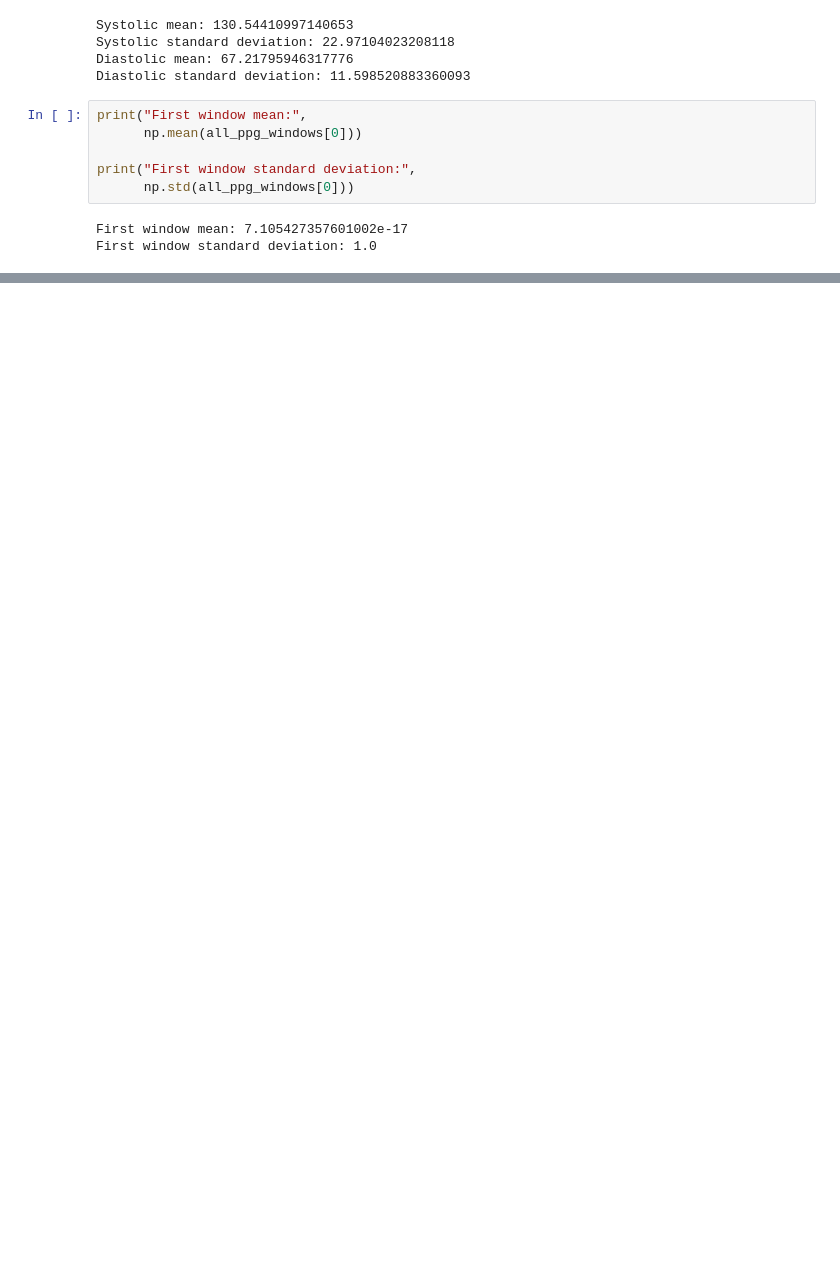
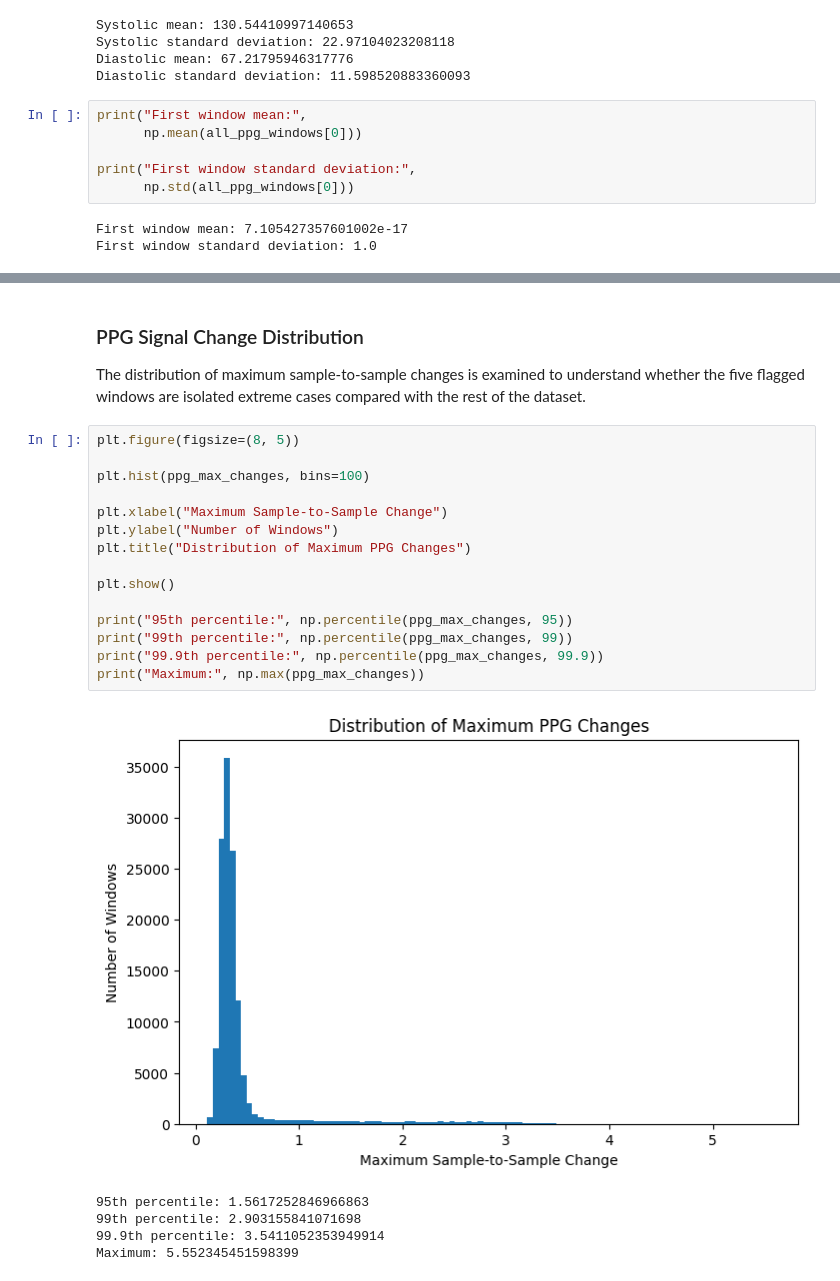
Before and after one commit to Break-Through-Tech/Microsoft-1B-educational-blood-pressure-estimation, a Jupyter notebook: data_preprocessing.ipynb, the cells around one changed output, grey strips where cells are left out. Cells and saved outputs as stored; diff of their text form; blank space fills up the shorter version.

```diff
--- a/data_preprocessing.ipynb
+++ b/data_preprocessing.ipynb
@@ -215,0 +376,25 @@ First window standard deviation: 1.0
+# %% [markdown]
+### PPG Signal Change Distribution
+
+The distribution of maximum sample-to-sample changes is examined to understand whether the five flagged windows are isolated extreme cases compared with the rest of the dataset.
+# %%
+plt.figure(figsize=(8, 5))
+
+plt.hist(ppg_max_changes, bins=100)
+
+plt.xlabel("Maximum Sample-to-Sample Change")
+plt.ylabel("Number of Windows")
+plt.title("Distribution of Maximum PPG Changes")
+
+plt.show()
+
+print("95th percentile:", np.percentile(ppg_max_changes, 95))
+print("99th percentile:", np.percentile(ppg_max_changes, 99))
+print("99.9th percentile:", np.percentile(ppg_max_changes, 99.9))
+print("Maximum:", np.max(ppg_max_changes))
+# %% [output]
+[figure, added]
+95th percentile: 1.5617252846966863
+99th percentile: 2.903155841071698
+99.9th percentile: 3.5411052353949914
+Maximum: 5.552345451598399
```
Also changed, not shown: parts of 15 cells of this notebook.
